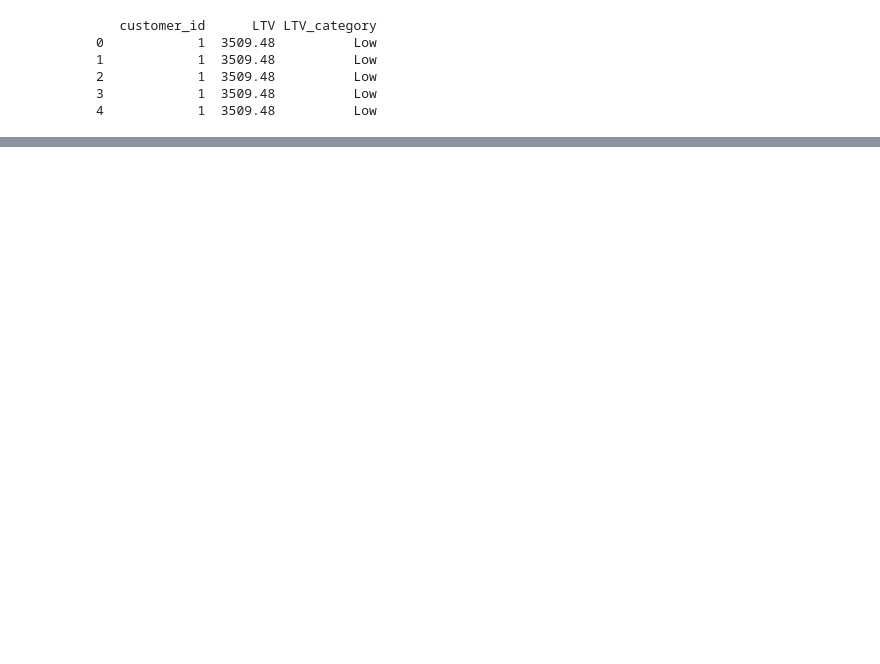
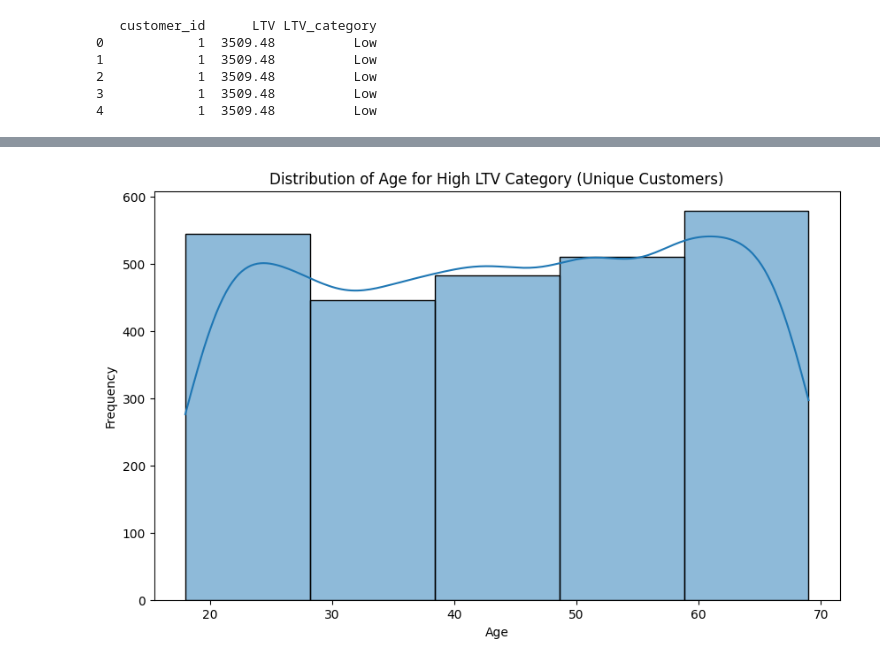
Before and after one commit to EthanRosehart/schulich_data_science, a Jupyter notebook: a2ecomx.ipynb, the cells around one changed output, grey strips where cells are left out. Drawn from its saved outputs; the diff is of its cells as text; code cells hidden in the pictures; blank space fills up the shorter version.

```diff
--- a/a2ecomx.ipynb
+++ b/a2ecomx.ipynb
@@ -419,16 +422,13 @@ categorical_columns = ['gender','location','product_category']
 # %%
-# Predicting exact LTV is unrealistic and going to be inaccurate so lets put customers into 3 categores, low, medium, high based on LTV
+# Predicting exact LTV is unrealistic and going to be inaccurate so lets put customers into high or low, seperated at 10500 for a 70/30 split
 
-# Define the quantile thresholds
-low_threshold = df_merged['LTV'].quantile(0.33)
-high_threshold = df_merged['LTV'].quantile(0.67)
+# Define the midpoint threshold
+midpoint_threshold = 10500
 
 # Function to classify LTV
 def classify_ltv(ltv):
-    if ltv <= low_threshold:
+    if ltv <= midpoint_threshold:
         return 'Low'
-    elif ltv <= high_threshold:
-        return 'Medium'
     else:
         return 'High'
 
@@ -550,0 +490,7 @@ print(model_data.head())
+# %%
+# Convert join_date and last_purchase_date to datetime objects
+df_merged['join_date'] = pd.to_datetime(df_merged['join_date'])
+df_merged['last_purchase_date'] = pd.to_datetime(df_merged['last_purchase_date'])
+
+# Display the first few rows to verify
+df_merged.info()
@@ -551 +515,4 @@ print(model_data.head())
+# %%
+# Drop null values from Age and Gender as we cannot impute these
+df_merged = df_merged.dropna(subset=['age', 'gender'])
 # %%
@@ -673,0 +538,6 @@ You can try to debug the error by setting error_score='raise'.
+# %%
+# Calculate the duration in years
+df_merged['duration_years'] = (df_merged['last_purchase_date'] - df_merged['join_date']).dt.days / 365.25
+
+# Calculate the average yearly spend
+df_merged['avg_yearly_spend'] = df_merged['LTV'] / df_merged['duration_years']
@@ -673,0 +576,16 @@ You can try to debug the error by setting error_score='raise'.
+# %%
+# Filter the DataFrame for high LTV category
+high_ltv_df = df_merged[df_merged['LTV_category'] == 'High']
+
+# Drop duplicate customer_id entries
+high_ltv_df_unique = high_ltv_df.drop_duplicates(subset='customer_id')
+
+# Create a plot
+plt.figure(figsize=(10, 6))
+sns.histplot(high_ltv_df_unique['age'], bins=5, kde=True)
+plt.title('Distribution of Age for High LTV Category (Unique Customers)')
+plt.xlabel('Age')
+plt.ylabel('Frequency')
+plt.show()
+# %% [output]
+[figure, added]
```
Also changed, not shown: parts of 32 cells of this notebook.
